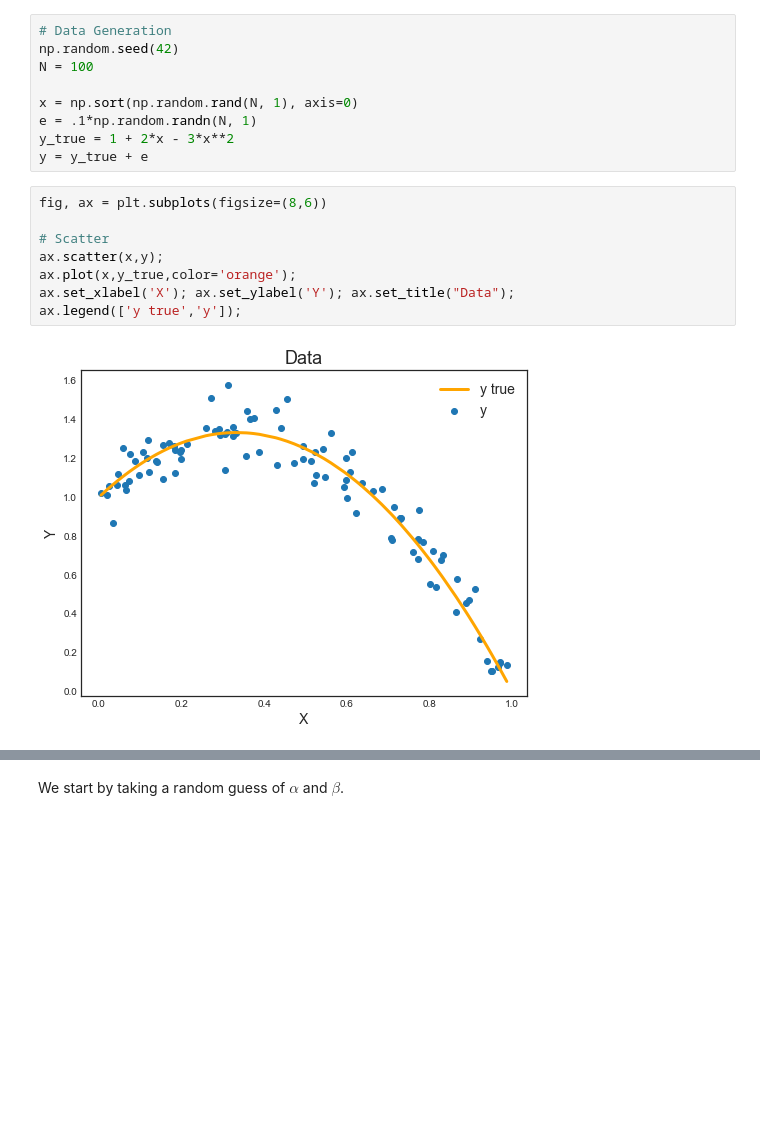
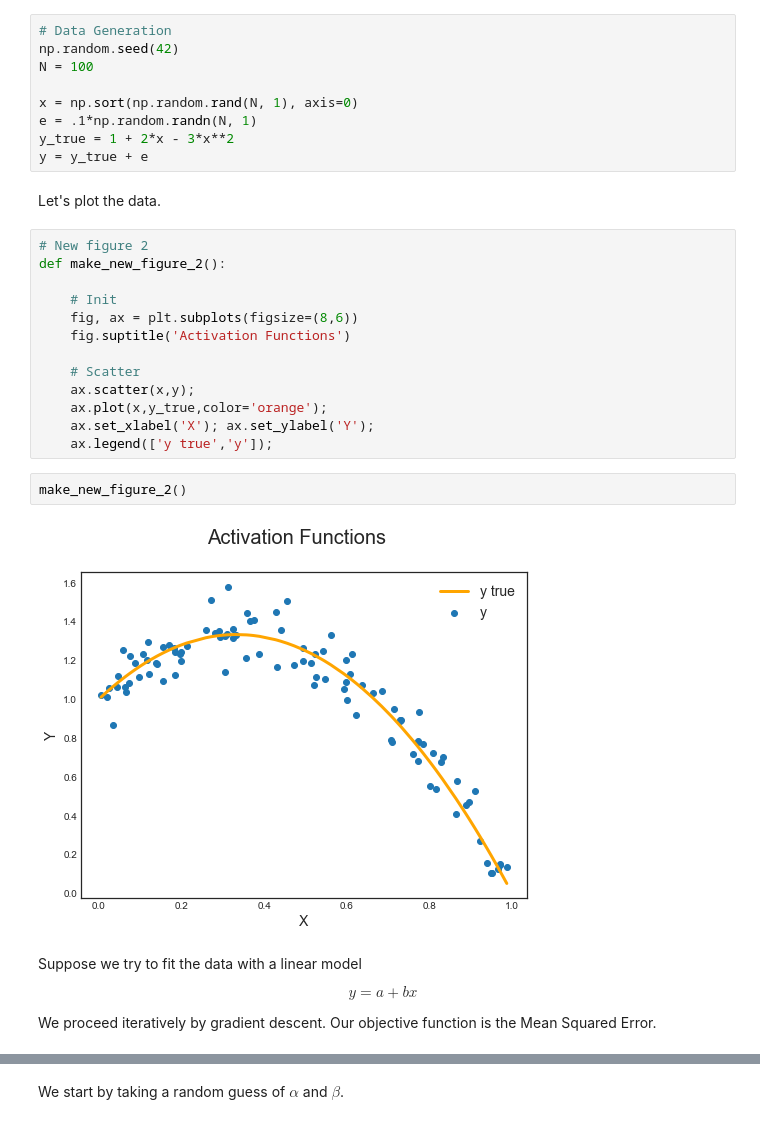
Before and after one commit to matteocourthoud/Machine-Learning-for-Economic-Analysis, a Jupyter notebook: notebooks/8-neuralnets.ipynb, the cells around one changed output, grey strips where cells are left out. Cells and saved outputs as stored; diff of their text form; blank space fills up the shorter version.

```diff
--- a/notebooks/8-neuralnets.ipynb
+++ b/notebooks/8-neuralnets.ipynb
@@ -349,14 +375,31 @@ x = np.sort(np.random.rand(N, 1), axis=0)
 e = .1*np.random.randn(N, 1)
 y_true = 1 + 2*x - 3*x**2
 y = y_true + e
+# %% [markdown]
+Let's plot the data.
 # %%
-fig, ax = plt.subplots(figsize=(8,6))
+# New figure 2
+def make_new_figure_2():
 
-# Scatter
-ax.scatter(x,y);
-ax.plot(x,y_true,color='orange');
-ax.set_xlabel('X'); ax.set_ylabel('Y'); ax.set_title("Data");
-ax.legend(['y true','y']);
+    # Init
+    fig, ax = plt.subplots(figsize=(8,6))
+    fig.suptitle('Activation Functions')
+
+    # Scatter
+    ax.scatter(x,y);
+    ax.plot(x,y_true,color='orange');
+    ax.set_xlabel('X'); ax.set_ylabel('Y');
+    ax.legend(['y true','y']);
-# %% [output]
-[figure, removed]
+# %%
+make_new_figure_2()
+# %% [output]
+[figure, added]
+# %% [markdown]
+Suppose we try to fit the data with a linear model
+
+$$
+y = a + b x
+$$
+
+We proceed iteratively by gradient descent. Our objective function is the Mean Squared Error.
 # %% [markdown]
```
Also changed, not shown: parts of 76 cells of this notebook, 3 other files.
